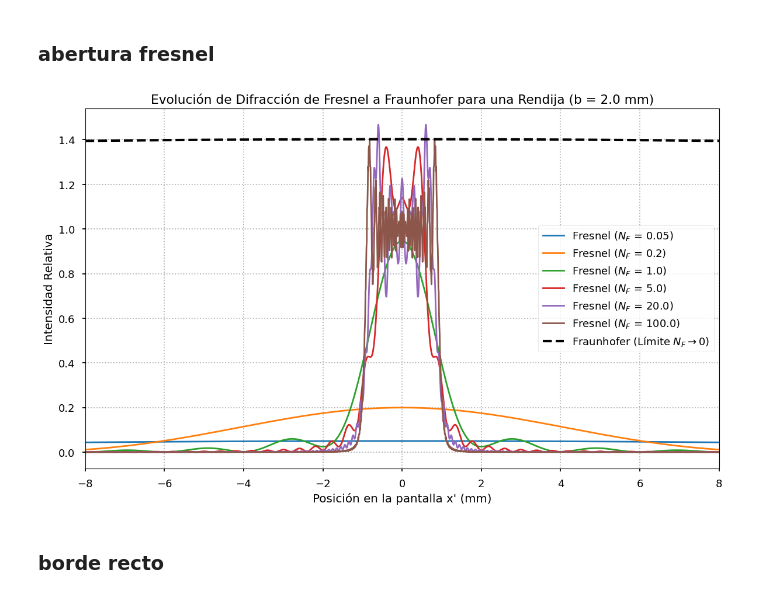
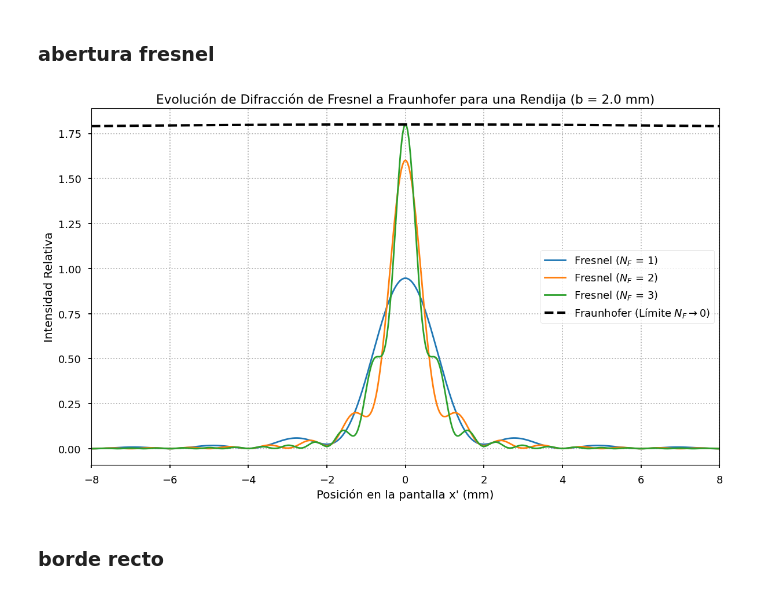
Before and after one commit to Rypsor/Virtual-Optics-Laboratory, a Jupyter notebook: cuaderno.ipynb, the cells around one changed output. Drawn from its saved outputs; the diff is of its cells as text; code cells hidden in the pictures.

```diff
--- a/cuaderno.ipynb
+++ b/cuaderno.ipynb
@@ -181,12 +181,7 @@ lambda_ = 592-9 # 532 nm
 # --- PARÁMETROS DE LA EVOLUCIÓN ---
 # Lista de Números de Fresnel para simular.
 # NF grande = Cerca (Fresnel puro). NF pequeño = Lejos (casi Fraunhofer).
-fresnel_numbers = [0.05,
-    0.2,
-    1.0,
-    5.0,
-    20.0,
-    100.0
+fresnel_numbers = [1,2,3
 ]
 
 
@@ -223,34 +218,34 @@ for nf in fresnel_numbers:
     # 4. Calcular la intensidad del patrón de Fresnel
     # I = I_0/2 * [ (C(u2)-C(u1))^2 + (S(u2)-S(u1))^2 ]
     intensity_fresnel = 0.5 * ((C2 - C1)**2 + (S2 - S1)**2)
 
     # 5. Graficar el resultado
     ax.plot(x_prime * 1e3, intensity_fresnel, label=f'Fresnel ($N_F$ = {nf})', lw=2)
 
 # --- COMPARACIÓN CON LA DIFRACCIÓN DE FRAUNHOFER ---
 # La difracción de Fraunhofer es el límite cuando D -> inf (NF -> 0)
 # Su forma es una función sinc^2
 D_far_field = b**2 / (lambda_ * 0.01) # Usamos un D muy grande para la escala
 sinc_arg = (np.pi * b * x_prime) / (lambda_ * D_far_field)
 intensity_fraunhofer = (np.sinc(sinc_arg / np.pi))**2 # np.sinc(x) = sin(pi*x)/(pi*x)
 
 # Se normaliza para que el pico coincida con el caso de NF más bajo
 peak_fresnel_far = np.max(intensity_fresnel) # Pico del último patrón de Fresnel calculado
 intensity_fraunhofer *= peak_fresnel_far
 
 ax.plot(x_prime * 1e3, intensity_fraunhofer, 'k--', label='Fraunhofer (Límite $N_F \\to 0$)', lw=3)
 
 
 # --- FORMATO FINAL DE LA GRÁFICA ---
 ax.set_xlabel("Posición en la pantalla x' (mm)")
 ax.set_ylabel("Intensidad Relativa")
 ax.set_title(f'Evolución de Difracción de Fresnel a Fraunhofer para una Rendija (b = {b*1e3} mm)')
 ax.legend()
 ax.grid(True, linestyle=':')
 ax.set_xlim(-screen_width/2 * 1e3, screen_width/2 * 1e3)
 plt.show()
 # %% [output]
-[figure, old version]
+[figure, new version]
 # %% [markdown]
 ### borde recto
 # %%
```
Also changed, not shown: parts of 2 cells of this notebook, 2 other files.
